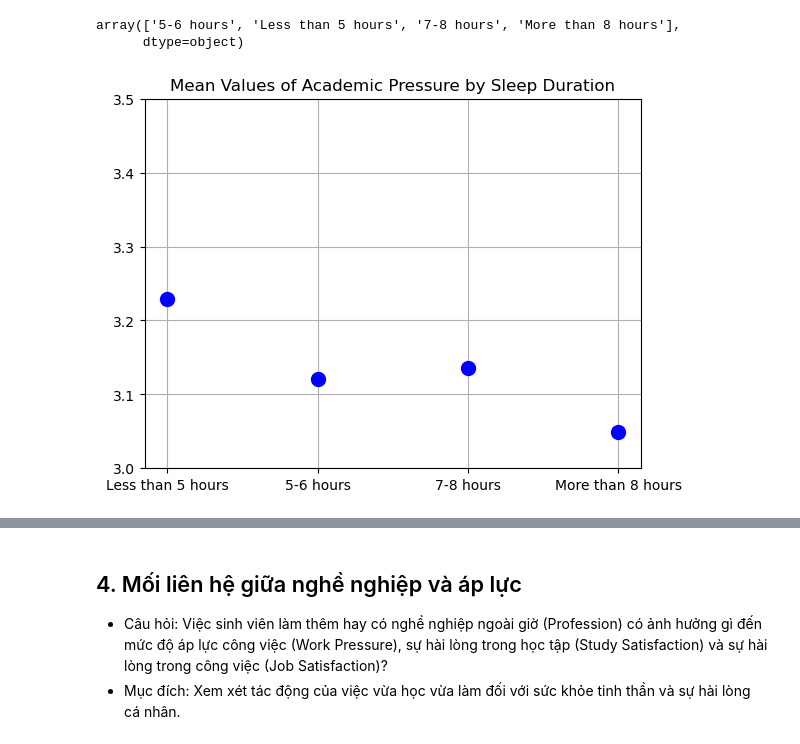
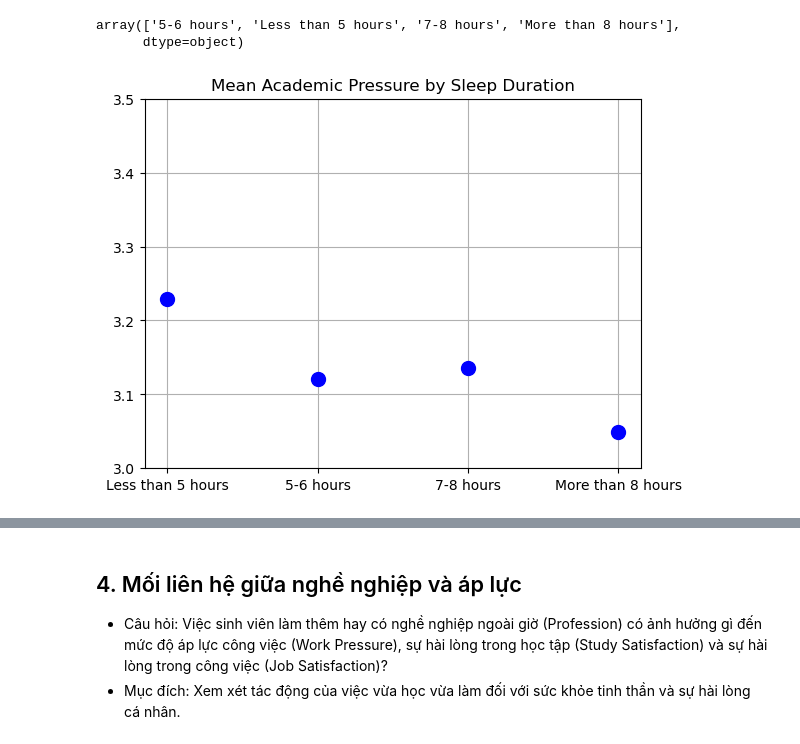
Before and after one commit to lhldanh/HCMUS_-CSC17104_Final_Project, a Jupyter notebook: main.ipynb, the cells around one changed output, grey strips where cells are left out. Drawn from its saved outputs; the diff is of its cells as text; code cells hidden in the pictures.

```diff
--- a/main.ipynb
+++ b/main.ipynb
@@ -293,18 +321,16 @@ df3['Sleep Duration'].unique()
 array(['5-6 hours', 'Less than 5 hours', '7-8 hours', 'More than 8 hours'],
       dtype=object)
 # %%
-import matplotlib.pyplot as plt
 
-# Sample data
 labels=['Less than 5 hours','5-6 hours','7-8 hours','More than 8 hours']
 means = stats.loc[labels]['mean']
 
 # Create a dot plot
 plt.plot(labels, means, 'o', color='blue', markersize=10)
-plt.title('Mean Values of Academic Pressure by Sleep Duration')
-plt.ylim(3,3.5)  # Set y-axis limits
+plt.title('Mean Academic Pressure by Sleep Duration')
+plt.ylim(3,3.5)
 plt.grid()
-# plt.axhline(y=3.5, color='r', linestyle='--')  # Reference line for context
+
 plt.show()
 # %% [output]
-[figure, old version]
+[figure, new version]
```
Also changed, not shown: parts of 13 cells of this notebook.
